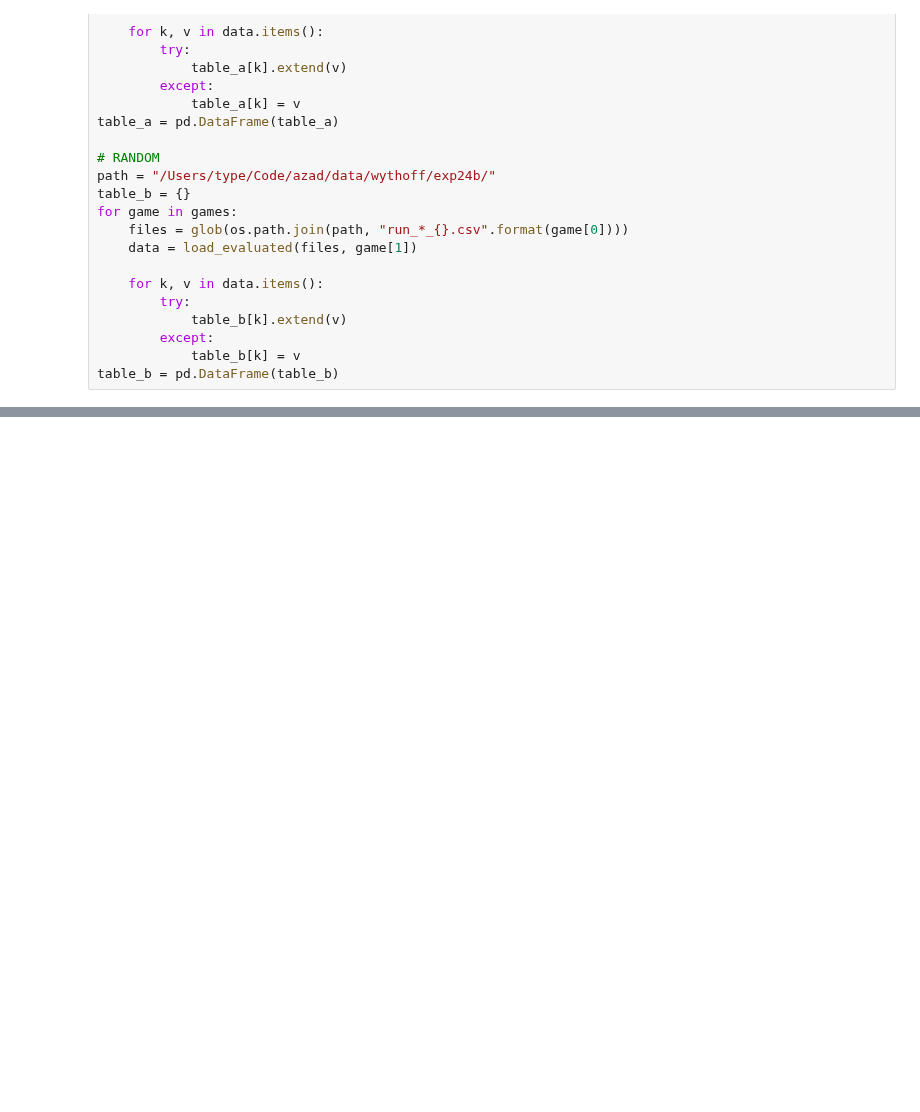
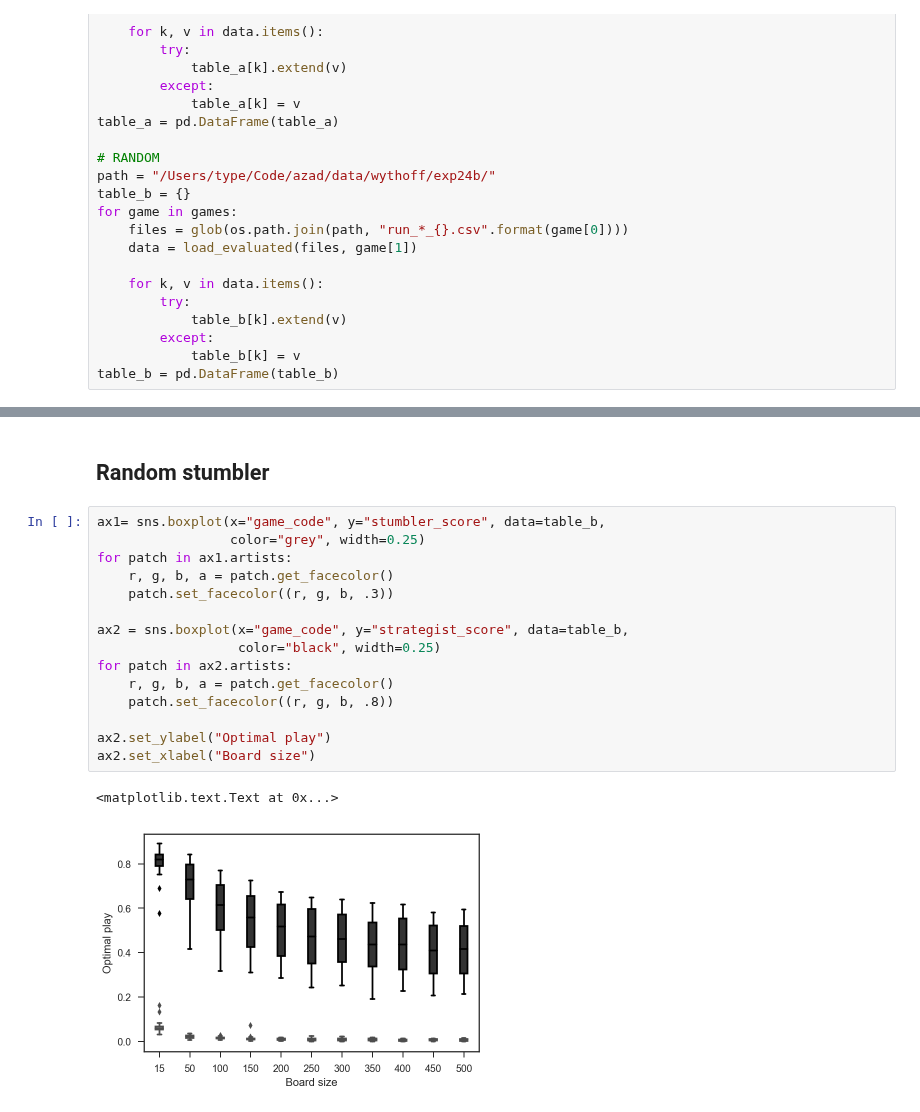
Before and after one commit to CoAxLab/azad, a Jupyter notebook: notebooks/wythoff_exp24.ipynb, the cells around one changed output, grey strips where cells are left out. Saved outputs shown, nothing was run; the diff lists cells and outputs as text; blank space fills up the shorter version.

```diff
--- a/notebooks/wythoff_exp24.ipynb
+++ b/notebooks/wythoff_exp24.ipynb
@@ -109,0 +116,20 @@ ax1.set_xlabel("Board size")
+# %% [markdown]
+## Random stumbler
+# %%
+ax1= sns.boxplot(x="game_code", y="stumbler_score", data=table_b,
+                 color="grey", width=0.25)
+for patch in ax1.artists:
+    r, g, b, a = patch.get_facecolor()
+    patch.set_facecolor((r, g, b, .3))
+
+ax2 = sns.boxplot(x="game_code", y="strategist_score", data=table_b,
+                  color="black", width=0.25)
+for patch in ax2.artists:
+    r, g, b, a = patch.get_facecolor()
+    patch.set_facecolor((r, g, b, .8))
+
+ax2.set_ylabel("Optimal play")
+ax2.set_xlabel("Board size")
+# %% [output]
+<matplotlib.text.Text at 0x...>
+[figure, added]
```
Also changed, not shown: parts of 6 cells of this notebook.
